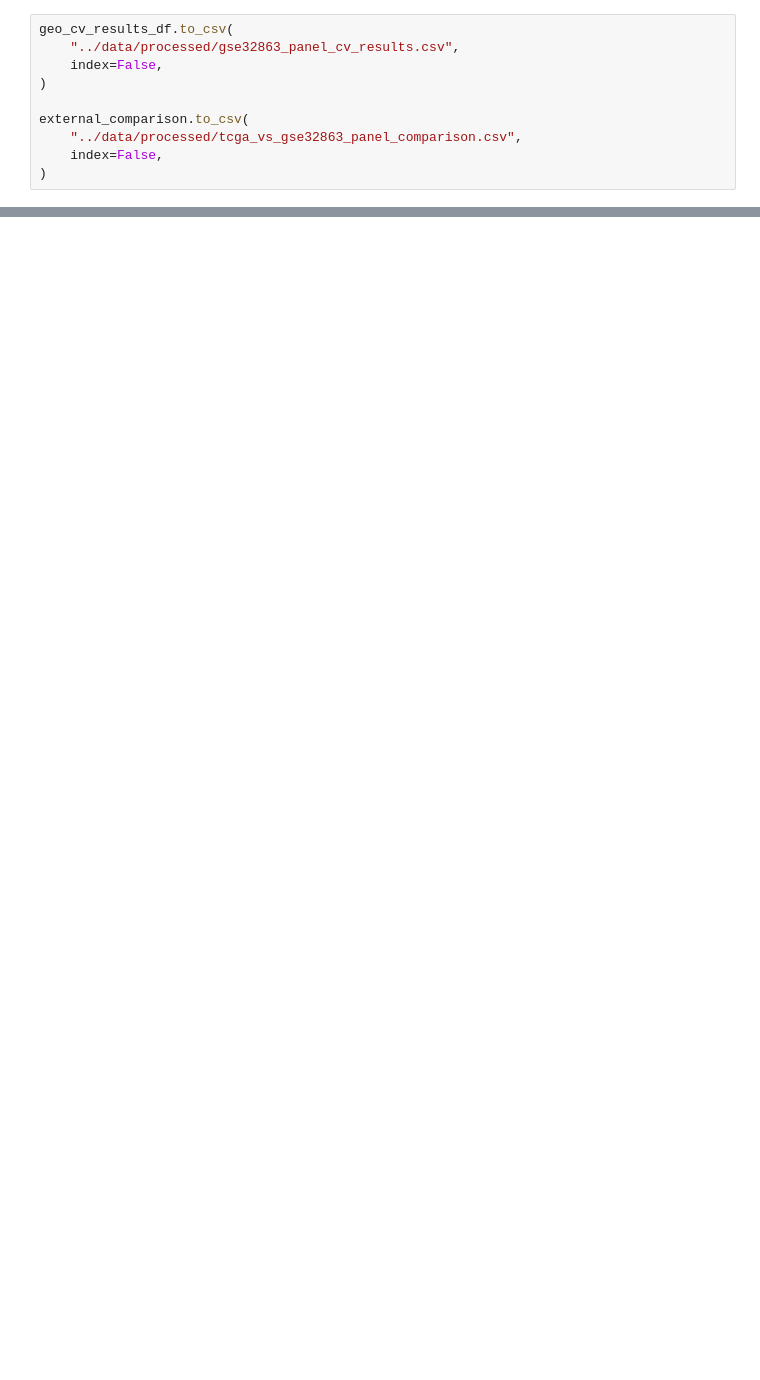
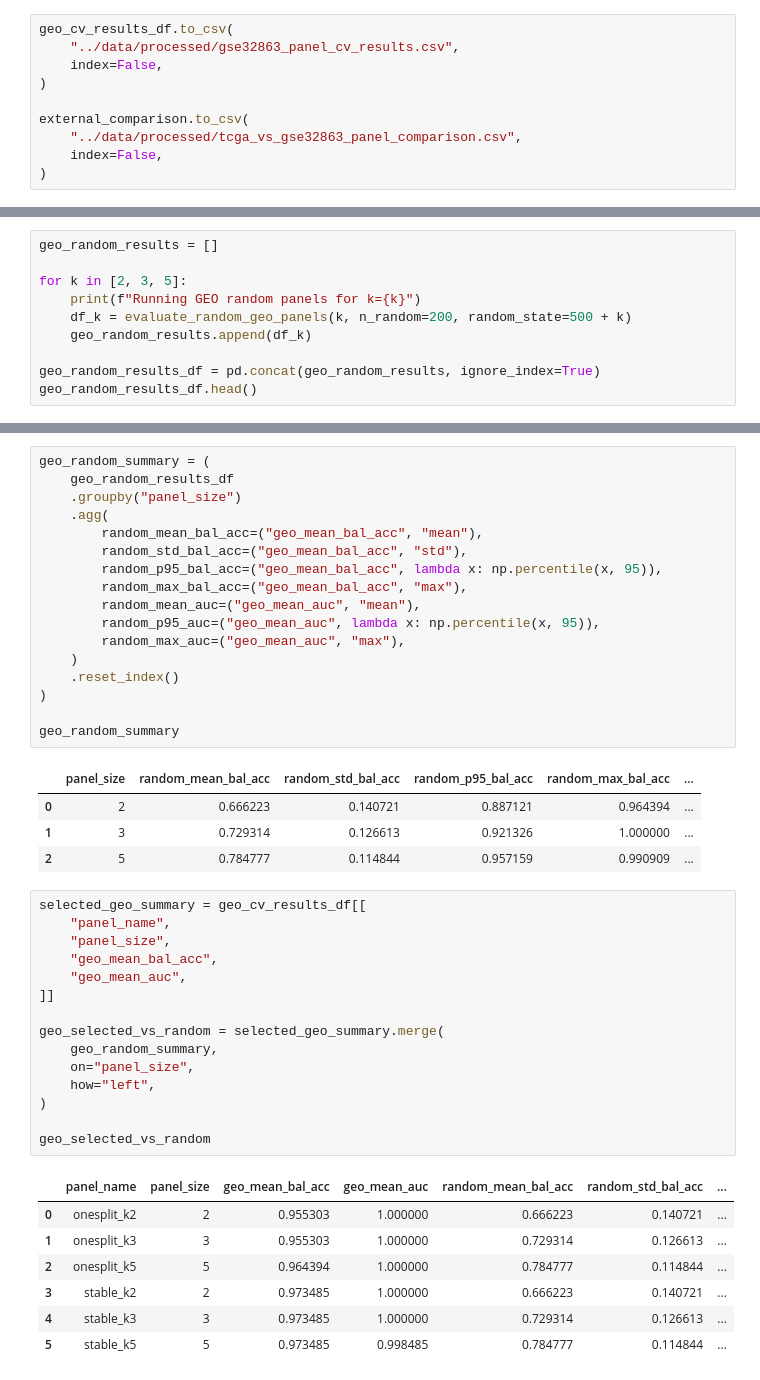
Before and after one commit to aditya-git16/cancer-lab, a Jupyter notebook: notebooks/07_external_geo_validation_plan.ipynb, the cells around one changed output, grey strips where cells are left out. Cells and saved outputs as stored; diff of their text form; blank space fills up the shorter version.

Commit message:
test random geo

```diff
--- a/notebooks/07_external_geo_validation_plan.ipynb
+++ b/notebooks/07_external_geo_validation_plan.ipynb
@@ -478,0 +510,10 @@ external_comparison.to_csv(
+# %%
+geo_random_results = []
+
+for k in [2, 3, 5]:
+    print(f"Running GEO random panels for k={k}")
+    df_k = evaluate_random_geo_panels(k, n_random=200, random_state=500 + k)
+    geo_random_results.append(df_k)
+
+geo_random_results_df = pd.concat(geo_random_results, ignore_index=True)
+geo_random_results_df.head()
@@ -478,0 +530,45 @@ external_comparison.to_csv(
+# %%
+geo_random_summary = (
+    geo_random_results_df
+    .groupby("panel_size")
+    .agg(
+        random_mean_bal_acc=("geo_mean_bal_acc", "mean"),
+        random_std_bal_acc=("geo_mean_bal_acc", "std"),
+        random_p95_bal_acc=("geo_mean_bal_acc", lambda x: np.percentile(x, 95)),
+        random_max_bal_acc=("geo_mean_bal_acc", "max"),
+        random_mean_auc=("geo_mean_auc", "mean"),
+        random_p95_auc=("geo_mean_auc", lambda x: np.percentile(x, 95)),
+        random_max_auc=("geo_mean_auc", "max"),
+    )
+    .reset_index()
+)
+
+geo_random_summary
+# %% [output]
+|  | panel_size | random_mean_bal_acc | random_std_bal_acc | random_p95_bal_acc | random_max_bal_acc | ... |
+| 0 | 2 | 0.666223 | 0.140721 | 0.887121 | 0.964394 | ... |
+| 1 | 3 | 0.729314 | 0.126613 | 0.921326 | 1.000000 | ... |
+| 2 | 5 | 0.784777 | 0.114844 | 0.957159 | 0.990909 | ... |
+# %%
+selected_geo_summary = geo_cv_results_df[[
+    "panel_name",
+    "panel_size",
+    "geo_mean_bal_acc",
+    "geo_mean_auc",
+]]
+
+geo_selected_vs_random = selected_geo_summary.merge(
+    geo_random_summary,
+    on="panel_size",
+    how="left",
+)
+
+geo_selected_vs_random
+# %% [output]
+|  | panel_name | panel_size | geo_mean_bal_acc | geo_mean_auc | random_mean_bal_acc | random_std_bal_acc | ... |
+| 0 | onesplit_k2 | 2 | 0.955303 | 1.000000 | 0.666223 | 0.140721 | ... |
+| 1 | onesplit_k3 | 3 | 0.955303 | 1.000000 | 0.729314 | 0.126613 | ... |
+| 2 | onesplit_k5 | 5 | 0.964394 | 1.000000 | 0.784777 | 0.114844 | ... |
+| 3 | stable_k2 | 2 | 0.973485 | 1.000000 | 0.666223 | 0.140721 | ... |
+| 4 | stable_k3 | 3 | 0.973485 | 1.000000 | 0.729314 | 0.126613 | ... |
+| 5 | stable_k5 | 5 | 0.973485 | 0.998485 | 0.784777 | 0.114844 | ... |
```
Also changed, not shown: parts of 5 cells of this notebook.
